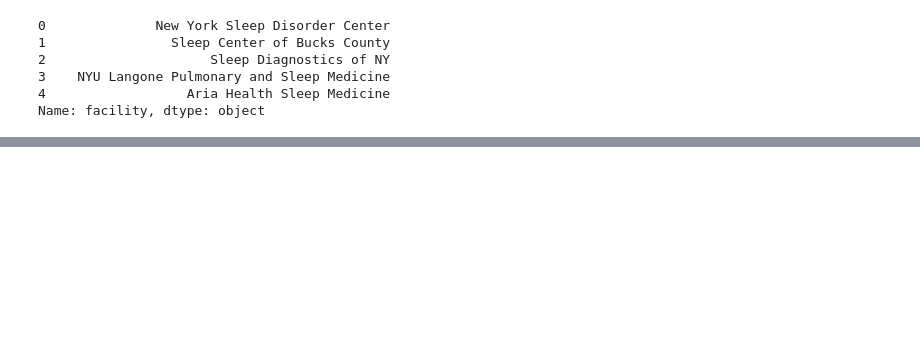
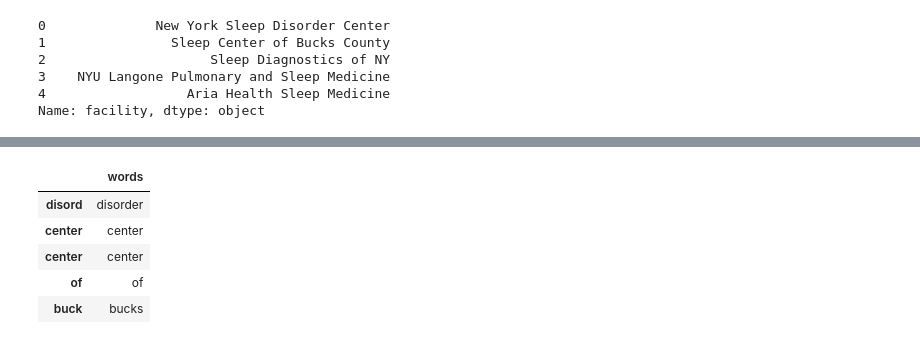
Before and after one commit to paulboal/tdwi-accelerate-2017-python, a Jupyter notebook: 01-get-sleep-prices.ipynb, the cells around one changed output, grey strips where cells are left out. Cells and saved outputs as stored; diff of their text form; code cells hidden in the pictures; blank space fills up the shorter version.

```diff
--- a/01-get-sleep-prices.ipynb
+++ b/01-get-sleep-prices.ipynb
@@ -180,0 +100,11 @@ vocab_frame
+# %%
+from ClassifyFacilities import ClassifyFacilities
+places = ['New','York','Miami','San','Francisco','Dallas',
+          'NY','FL','Florida','CA','California','TX','Texas',
+          'sleep','east','north','west','south']
+num_clusters = 3
+
+classifier = ClassifyFacilities()
+classifier.classify(df.facility, places, num_clusters)
+classifier.get_vocab().head()
+# %% [output]
@@ -180,0 +115,6 @@ vocab_frame
+|  | words |
+| disord | disorder |
+| center | center |
+| center | center |
+| of | of |
+| buck | bucks |
```
Also changed, not shown: parts of 19 cells of this notebook, 1 other file.
